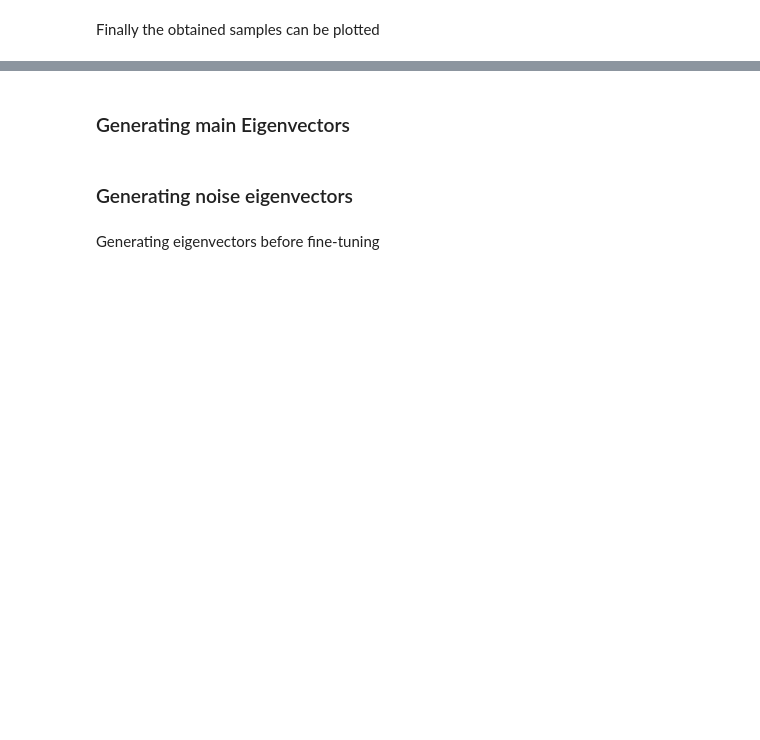
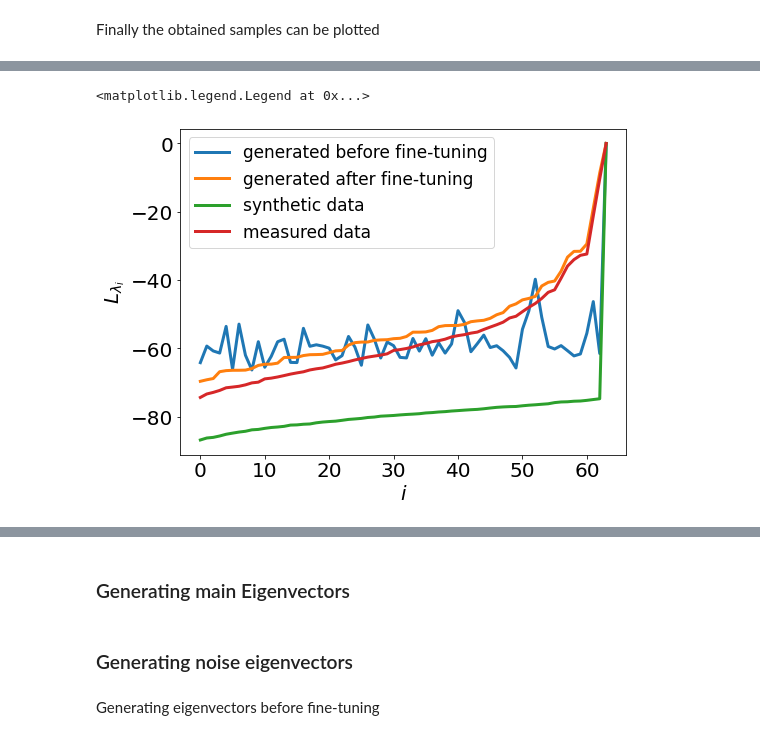
Before and after one commit to raskharkapakh/Master-Arbeit, a Jupyter notebook: python_files/GAN3/notebook.ipynb, the cells around one changed output, grey strips where cells are left out. Cells and saved outputs as stored; diff of their text form; code cells hidden in the pictures; blank space fills up the shorter version.

```diff
--- a/python_files/GAN3/notebook.ipynb
+++ b/python_files/GAN3/notebook.ipynb
@@ -1366,39 +1516,47 @@ fig.suptitle('Eigenvalues', fontsize=16)
 # %%
-# plotting sample for fig
+# For report plotting sample for fig
 
-title_fontsize = 15
-axis_fontsize = 17
-nb_fontsize = 15
-legend_fontsize = 12
+title_fontsize = 20
+axis_fontsize = 20
+nb_fontsize = 20
+legend_fontsize = 17
+linewidth = 3
 
-fig = plt.figure(figsize=(17,5))
+
+fig = plt.figure(figsize=(8,6))
+
+"""
 plt.subplot(121)
 plt.title("Scaled Eigenvalues", fontsize=title_fontsize)
 plt.plot(unlevelify(bft_evals_dB), label="generated before fine-tuning", linewidth=2)
 plt.plot(unlevelify(aft_evals_dB), label="generated after fine-tuning", linewidth=2)
 plt.plot(unlevelify(evals_ex_dB), label="synthetic data", linewidth=2)
 plt.plot(unlevelify(measurement_evals_ex_dB), label="measured data", linewidth=2)
 plt.ylabel(r'$\lambda_i$', fontsize=axis_fontsize)
 plt.xlabel(r'$i$', fontsize=axis_fontsize)
 plt.xticks(fontsize=nb_fontsize)
 plt.yticks(fontsize=nb_fontsize)
 plt.legend(fontsize=legend_fontsize)
 
 plt.subplot(122)
 plt.title("Level of Eigenvalues", fontsize=title_fontsize)
-plt.plot(bft_evals_dB, label="generated before fine-tuning", linewidth=2)
-plt.plot(aft_evals_dB, label="generated after fine-tuning", linewidth=2)
-plt.plot(evals_ex_dB, label="synthetic data", linewidth=2)
-plt.plot(measurement_evals_ex_dB, label="measured data", linewidth=2)
+"""
+plt.plot(bft_evals_dB, label="generated before fine-tuning", linewidth=linewidth)
+plt.plot(aft_evals_dB, label="generated after fine-tuning", linewidth=linewidth)
+plt.plot(evals_ex_dB, label="synthetic data", linewidth=linewidth)
+plt.plot(measurement_evals_ex_dB, label="measured data", linewidth=linewidth)
 plt.ylabel(r'$L_{\lambda_i}$', fontsize=axis_fontsize)
 plt.xlabel(r'$i$', fontsize=axis_fontsize)
 plt.xticks(fontsize=nb_fontsize)
 plt.yticks(fontsize=nb_fontsize)
 plt.legend(fontsize=legend_fontsize)
 
-plt.suptitle("Eigenvalues", fontsize=20)
+#plt.suptitle("Eigenvalues", fontsize=20)
 
 #plt.savefig("samples_evals_dB_wgangp.pdf")
+# %% [output]
+<matplotlib.legend.Legend at 0x...>
+[figure, added]
 # %%
 # plotting both loss
 
```
Also changed, not shown: parts of 38 cells of this notebook, 33 other files.
